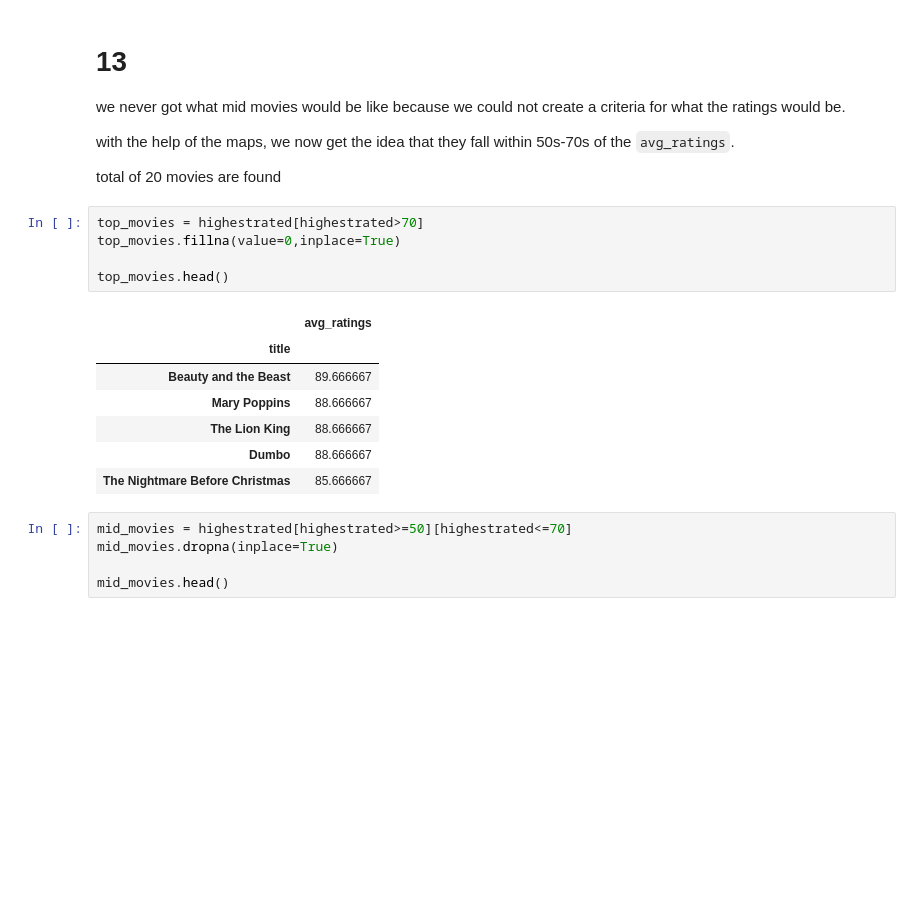
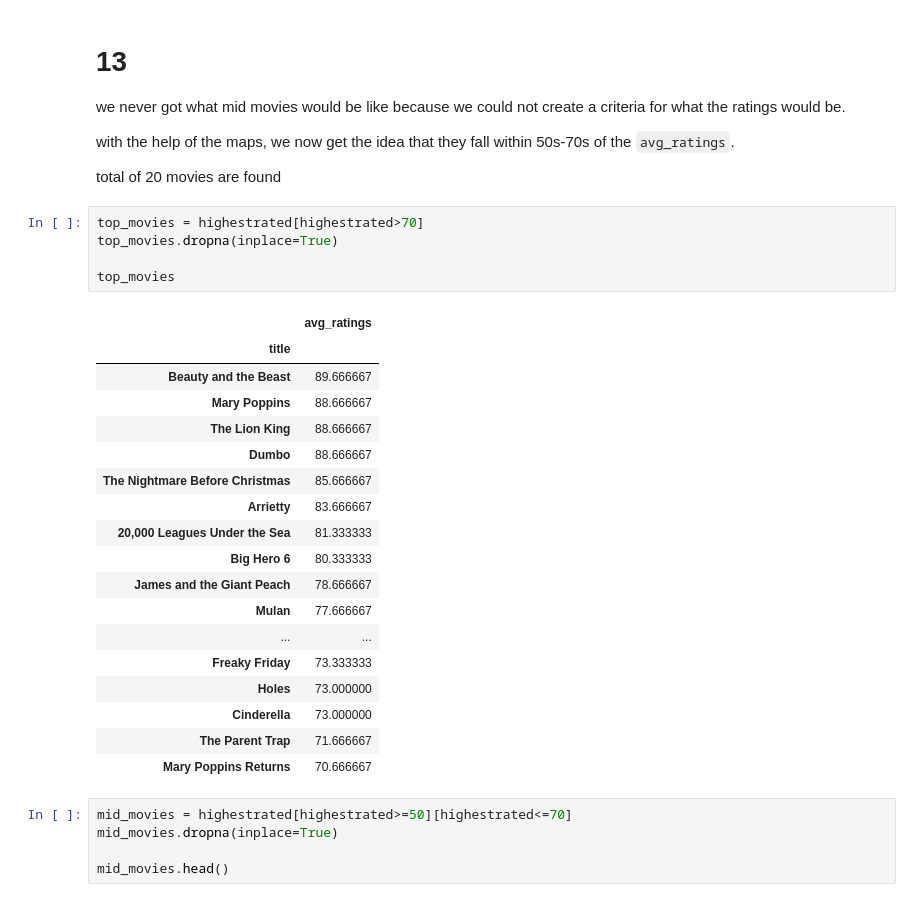
Before and after one commit to Coachsteveee/daily-commit-challenge, a Jupyter notebook: proj.ipynb, the cells around one changed output. Drawn from its saved outputs; the diff is of its cells as text; blank space fills up the shorter version.

```diff
--- a/proj.ipynb
+++ b/proj.ipynb
@@ -228,17 +246,28 @@ with the help of the maps, we now get the idea that they fall within 50s-70s of
 total of 20 movies are found
 # %%
 top_movies = highestrated[highestrated>70]
-top_movies.fillna(value=0,inplace=True)
+top_movies.dropna(inplace=True)
 
-top_movies.head()
+top_movies
 # %% [output]
 |  | avg_ratings |
 | title |  |
 | Beauty and the Beast | 89.666667 |
 | Mary Poppins | 88.666667 |
 | The Lion King | 88.666667 |
 | Dumbo | 88.666667 |
 | The Nightmare Before Christmas | 85.666667 |
+| Arrietty | 83.666667 |
+| 20,000 Leagues Under the Sea | 81.333333 |
+| Big Hero 6 | 80.333333 |
+| James and the Giant Peach | 78.666667 |
+| Mulan | 77.666667 |
+| ... | ... |
+| Freaky Friday | 73.333333 |
+| Holes | 73.000000 |
+| Cinderella | 73.000000 |
+| The Parent Trap | 71.666667 |
+| Mary Poppins Returns | 70.666667 |
 # %%
 mid_movies = highestrated[highestrated>=50][highestrated<=70]
 mid_movies.dropna(inplace=True)
```
Also changed, not shown: parts of 19 cells of this notebook.
